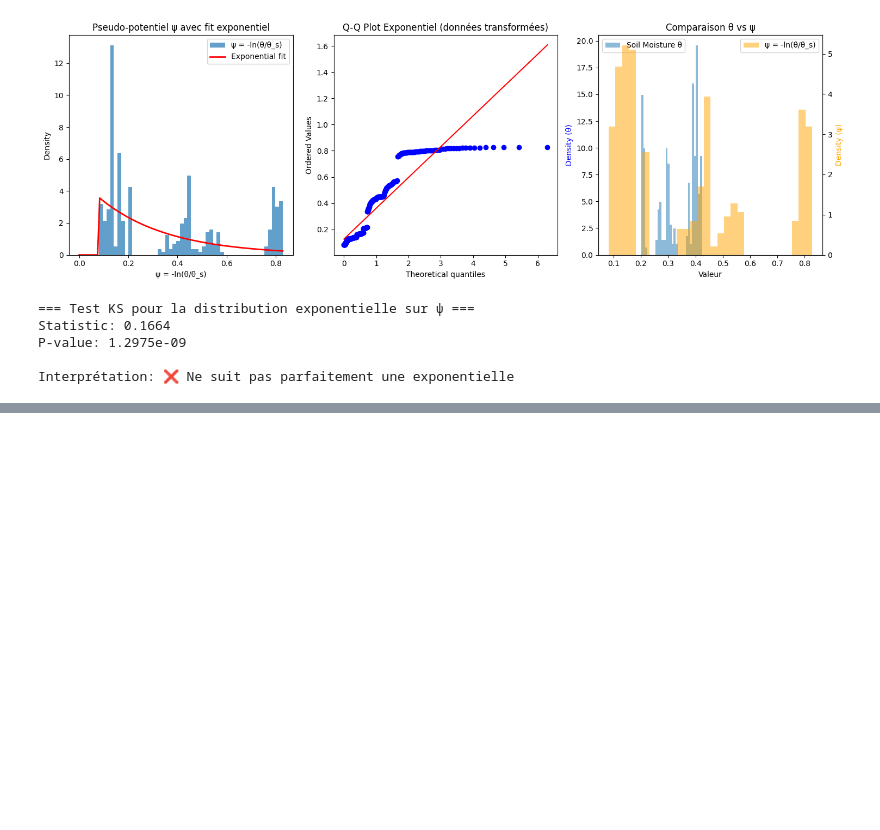
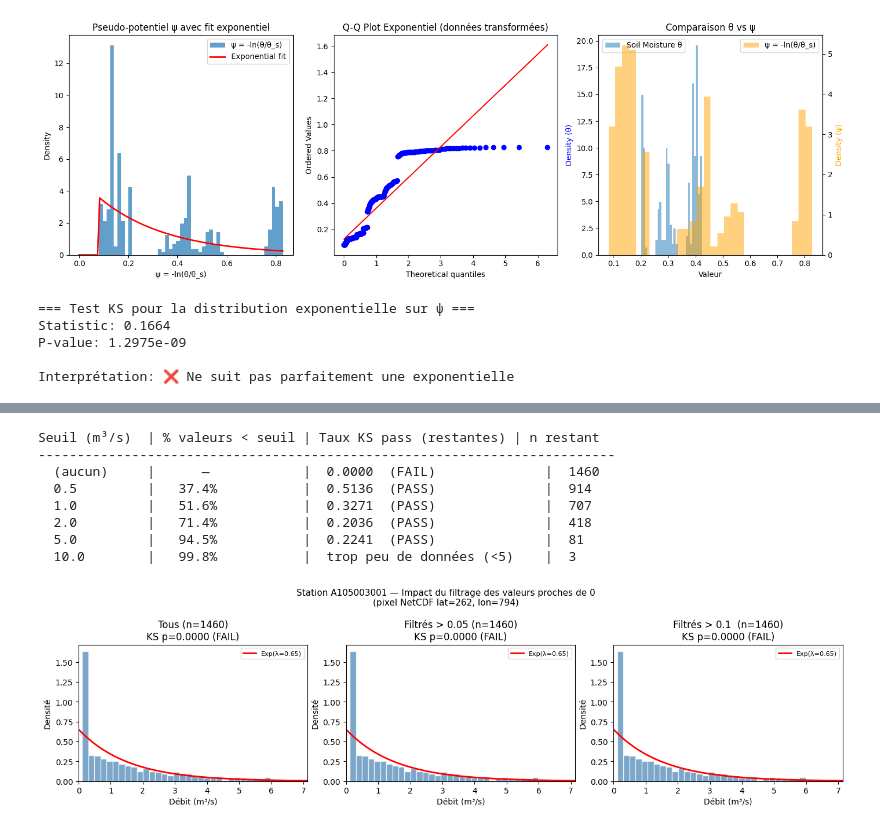
Before and after one commit to Matthieu-Gallet/WaSPS-DTW, a Jupyter notebook: notebooks/dev.ipynb, the cells around one changed output, grey strips where cells are left out. Cells and saved outputs as stored; diff of their text form; code cells hidden in the pictures; blank space fills up the shorter version.

```diff
--- a/notebooks/dev.ipynb
+++ b/notebooks/dev.ipynb
@@ -190,0 +628,65 @@ Interprétation: ❌ Ne suit pas parfaitement une exponentielle
+# %%
+# ── Analyse du pic proche de 0 sur la station 1 (NetCDF) ─────────────────────
+# Utilise la série brute NetCDF (déjà chargée en cell 11 : data, lat_idx, lon_idx)
+
+ts_raw = data[:, lat_idx, lon_idx].astype(float)
+ts_raw[ts_raw < 0] = np.nan          # valeurs sentinelles négatives → NaN
+ts_valid = ts_raw[~np.isnan(ts_raw)]
+
+thresholds = [0.5, 1.0, 2.0, 5.0, 10.0]
+print("Seuil (m³/s)  | % valeurs < seuil | Taux KS pass (restantes) | n restant")
+print("-" * 74)
+
+# Sans filtrage
+lam0 = 1.0 / np.mean(ts_valid)
+_, p0 = stats.kstest(ts_valid, 'expon', args=(0, 1/lam0))
+print(f"  (aucun)     |      —            |  {p0:.4f}  ({'PASS' if p0>0.05 else 'FAIL'})              |  {len(ts_valid)}")
+
+for thr in thresholds:
+    frac_below = (ts_valid < thr).mean() * 100
+    ts_filtered = ts_valid[ts_valid >= thr]
+    ts_filtered = ts_filtered - ts_filtered.min()  # Décaler pour test exponentiel
+    if len(ts_filtered) < 5:
+        print(f"  {thr:<6}      | {frac_below:>6.1f}%           |  trop peu de données (<5)    |  {len(ts_filtered)}")
+        continue
+    lam_f = 1.0 / np.mean(ts_filtered)
+    _, p_f = stats.kstest(ts_filtered, 'expon', args=(0, 1/lam_f))
+    print(f"  {thr:<6}      | {frac_below:>6.1f}%           |  {p_f:.4f}  ({'PASS' if p_f>0.05 else 'FAIL'})              |  {len(ts_filtered)}")
+
+# ── Figure : histogramme comparatif sans/avec filtrage ───────────────────────
+fig, axes = plt.subplots(1, 3, figsize=(14, 4))
+
+for ax, (label, ts_plot) in zip(axes, [
+    ("Tous (n={})".format(len(ts_valid)), ts_valid),
+    ("Filtrés > 0.05 (n={})".format((ts_valid >= 0.05).sum()), ts_valid[ts_valid >= 0.05]),
+    ("Filtrés > 0.1  (n={})".format((ts_valid >= 0.1).sum()),  ts_valid[ts_valid >= 0.1]),
+]):
+
+    ax.hist(ts_plot, bins=60, density=True, color='steelblue', alpha=0.7, edgecolor='white')
+    if len(ts_plot) >= 5:
+        lam_p = 1.0 / np.mean(ts_plot)
+        x_range = np.linspace(0, ts_plot.max(), 300)
+        ax.plot(x_range, lam_p * np.exp(-lam_p * x_range), 'r-', linewidth=2, label=f'Exp(λ={lam_p:.2f})')
+        _, p_plot = stats.kstest(ts_plot, 'expon', args=(0, 1/lam_p))
+        ax.set_title(f"{label}\nKS p={p_plot:.4f} ({'PASS' if p_plot>0.05 else 'FAIL'})")
+    else:
+        ax.set_title(label)
+    ax.set_xlabel("Débit (m³/s)")
+    ax.set_ylabel("Densité")
+    ax.legend(fontsize=8)
+    ax.set_xlim(0, np.percentile(ts_plot, 99) if len(ts_plot) > 0 else 10)
+
+plt.suptitle(f"Station A105003001 — Impact du filtrage des valeurs proches de 0\n"
+             f"(pixel NetCDF lat={lat_idx}, lon={lon_idx})", fontsize=11)
+plt.tight_layout()
+plt.show()
+# %% [output]
+Seuil (m³/s)  | % valeurs < seuil | Taux KS pass (restantes) | n restant
+--------------------------------------------------------------------------
+  (aucun)     |      —            |  0.0000  (FAIL)              |  1460
+  0.5         |   37.4%           |  0.5136  (PASS)              |  914
+  1.0         |   51.6%           |  0.3271  (PASS)              |  707
+  2.0         |   71.4%           |  0.2036  (PASS)              |  418
+  5.0         |   94.5%           |  0.2241  (PASS)              |  81
+  10.0        |   99.8%           |  trop peu de données (<5)    |  3
+[figure, added]
```
Also changed, not shown: parts of 21 cells of this notebook, 5 other files.
